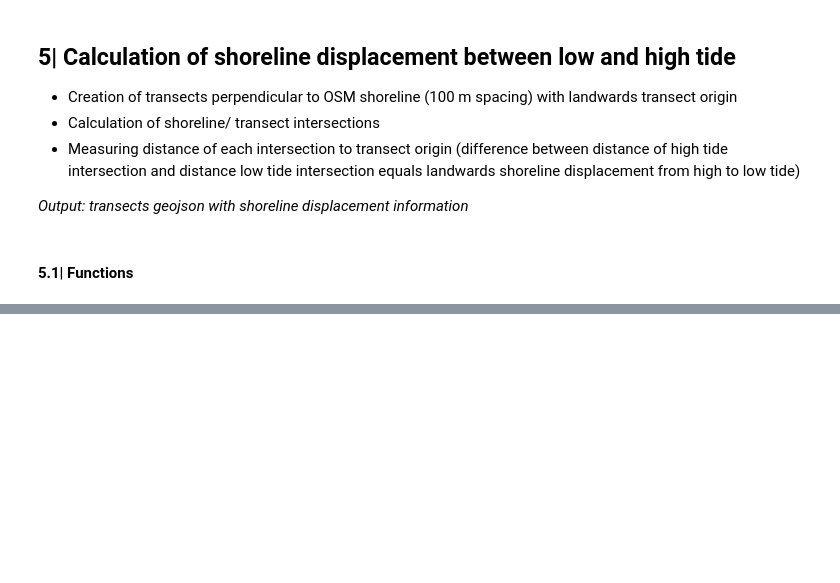
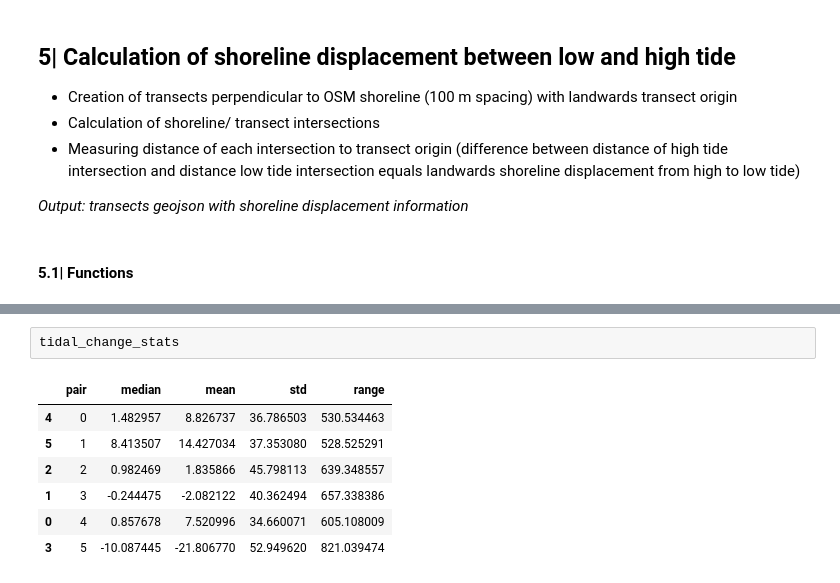
Before and after one commit to ronjalappe/Quantification_tidal_effects_Landsat, a Jupyter notebook: Tidal_effects_Qui-Nhong.ipynb, the cells around one changed output, grey strips where cells are left out. Drawn from its saved outputs; the diff is of its cells as text; blank space fills up the shorter version.

```diff
--- a/Tidal_effects_Qui-Nhong.ipynb
+++ b/Tidal_effects_Qui-Nhong.ipynb
@@ -1275,0 +1321,10 @@ for i, pair in enumerate(shoreline_pairs):
+# %%
+tidal_change_stats
+# %% [output]
+|  | pair | median | mean | std | range |
+| 4 | 0 | 1.482957 | 8.826737 | 36.786503 | 530.534463 |
+| 5 | 1 | 8.413507 | 14.427034 | 37.353080 | 528.525291 |
+| 2 | 2 | 0.982469 | 1.835866 | 45.798113 | 639.348557 |
+| 1 | 3 | -0.244475 | -2.082122 | 40.362494 | 657.338386 |
+| 0 | 4 | 0.857678 | 7.520996 | 34.660071 | 605.108009 |
+| 3 | 5 | -10.087445 | -21.806770 | 52.949620 | 821.039474 |
```
Also changed, not shown: parts of 18 cells of this notebook, 24 other files.
